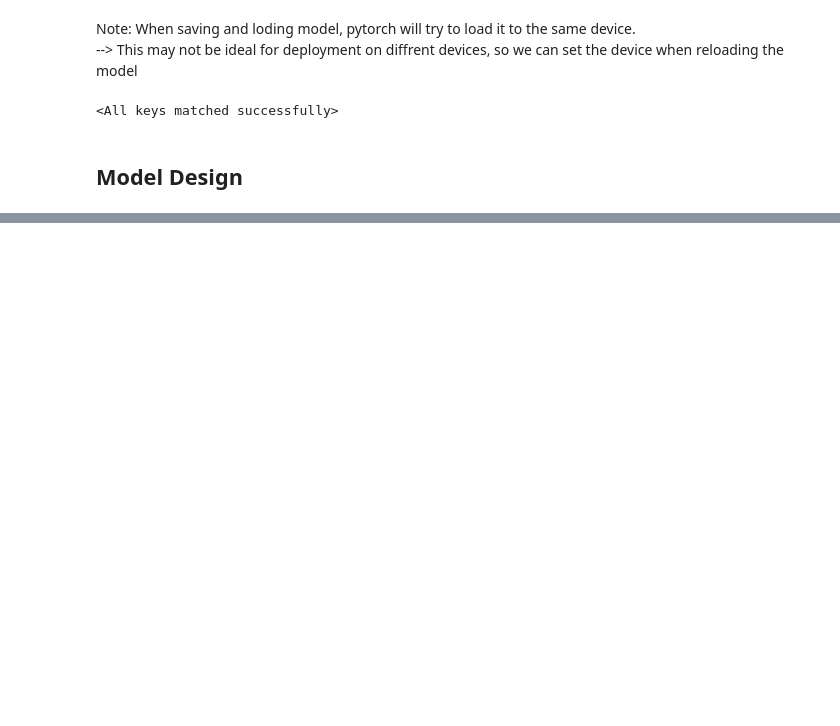
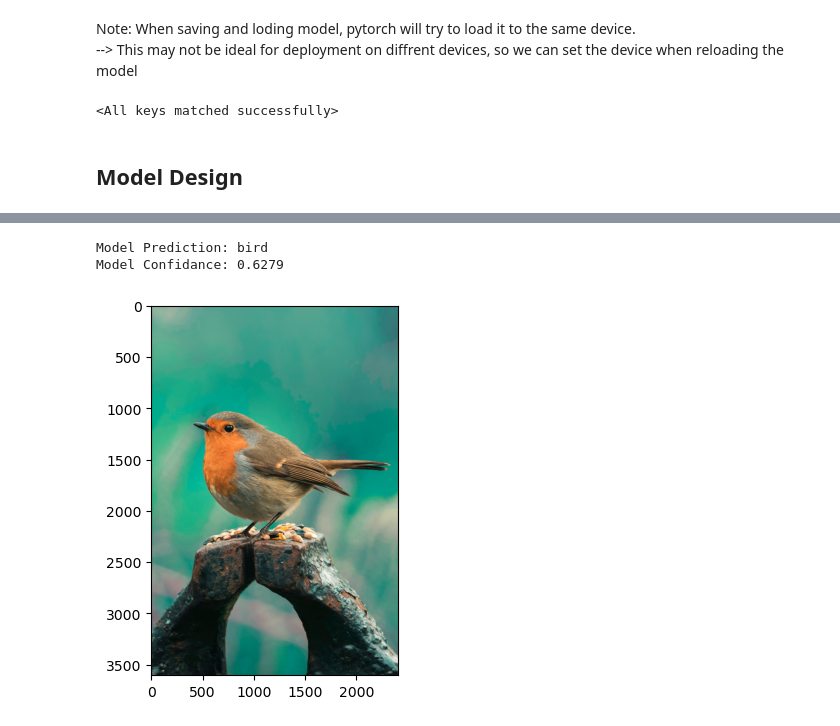
Before and after one commit to mustafahamoody/learning, a Jupyter notebook: pytorch_learning/part1/ch8.ipynb, the cells around one changed output, grey strips where cells are left out. Cells and saved outputs as stored; diff of their text form; code cells hidden in the pictures; blank space fills up the shorter version.

```diff
--- a/pytorch_learning/part1/ch8.ipynb
+++ b/pytorch_learning/part1/ch8.ipynb
@@ -438,7 +447,10 @@ Val Accuracy: 0.89
 Note: When saving and loding model, pytorch will try to load it to the same device. \
 --> This may not be ideal for deployment on diffrent devices, so we can set the device when reloading the model
 # %%
-torch.save(model.state_dict(), parameters_path) # Save as usual
+# torch.save(model.state_dict(), parameters_path) # Save as usual
+
+parameters_path = data_path + 'birds_vs_airplanes.pt'
+device = torch.device('cuda' if torch.cuda.is_available() else 'cpu')
 
 loaded_model = Net().to(device=device) # Move loaded model to device (GPU), no matter where it was originally saved
 loaded_model.load_state_dict(torch.load(parameters_path))
@@ -516,0 +813,34 @@ def training_loop_L2Reg(n_epochs, model, optimizer, loss_fn, train_loader):
+# %%
+import torchvision
+
+device = 'cpu'
+
+def test(img_path):
+    img_t = torchvision.io.read_image(img_path) # Reads image into tensor -- With correct dim. layout (C x H x W)
+    plt.imshow(img_t.cpu().permute(1, 2, 0))
+    img_t = img_t.to(dtype=torch.float32)
+    print('Shape:', img_t.shape, 'dtype:', img_t.dtype)
+
+    mean = img_t.view(3, -1).mean(dim=1).tolist()
+    std = img_t.view(3, -1).std(dim=1).tolist()
+
+    transform = transforms.Compose([
+        transforms.CenterCrop((32, 32)),
+        transforms.Normalize(mean=mean, std=std)
+    ])
+    img_t = transform(img_t)
+
+
+    plt.imshow(img_t.cpu().permute(1, 2, 0))
+    output = model(img_t.unsqueeze(0).to(device=device))
+    prediction = torch.argmax(output, dim=1)
+    print('Model Prediction:', class_names[prediction])
+    print('Model Confidance: %.4f' % float(torch.softmax(output, dim=1)[0][prediction]))
+# %%
+# Testing Model on Custom Image -- Note Image gets center cropped to 32x32
+img_path = 'data/ch8/bird.jpg'
+test(img_path)
+# %% [output]
+Model Prediction: bird
+Model Confidance: 0.6279
+[figure, added]
```
Also changed, not shown: parts of 42 cells of this notebook, 8 other files.
